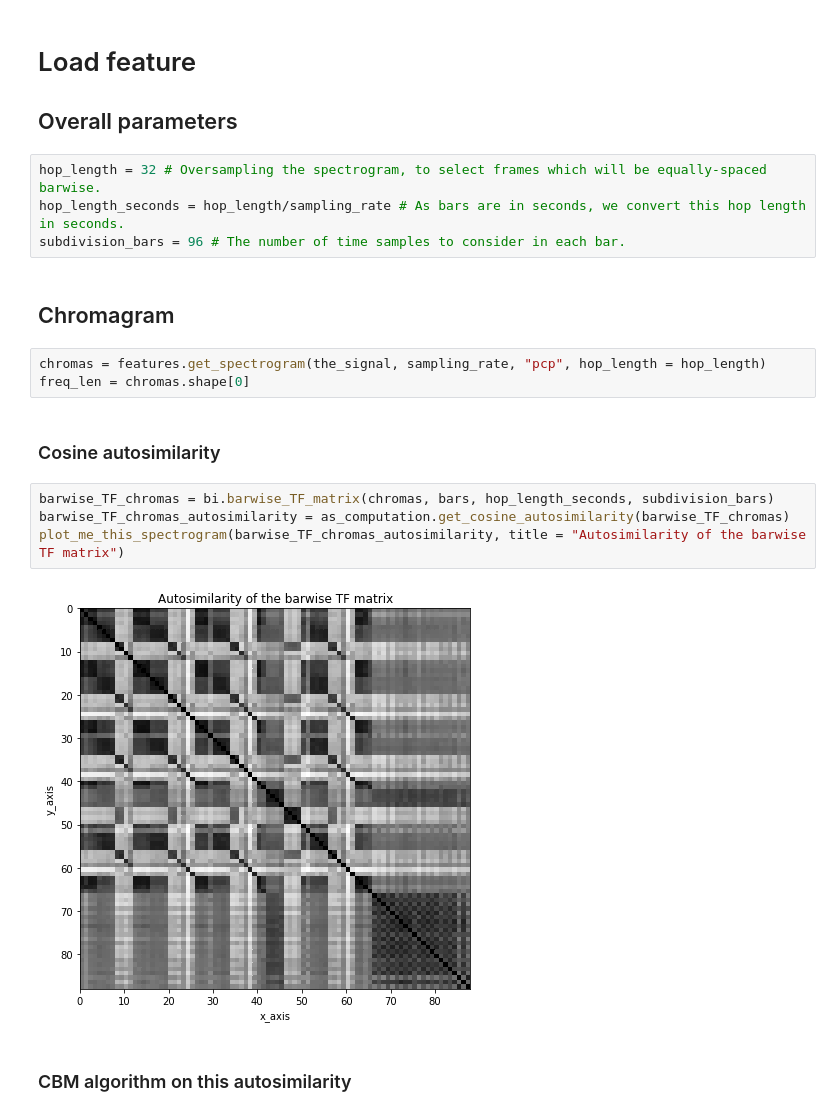
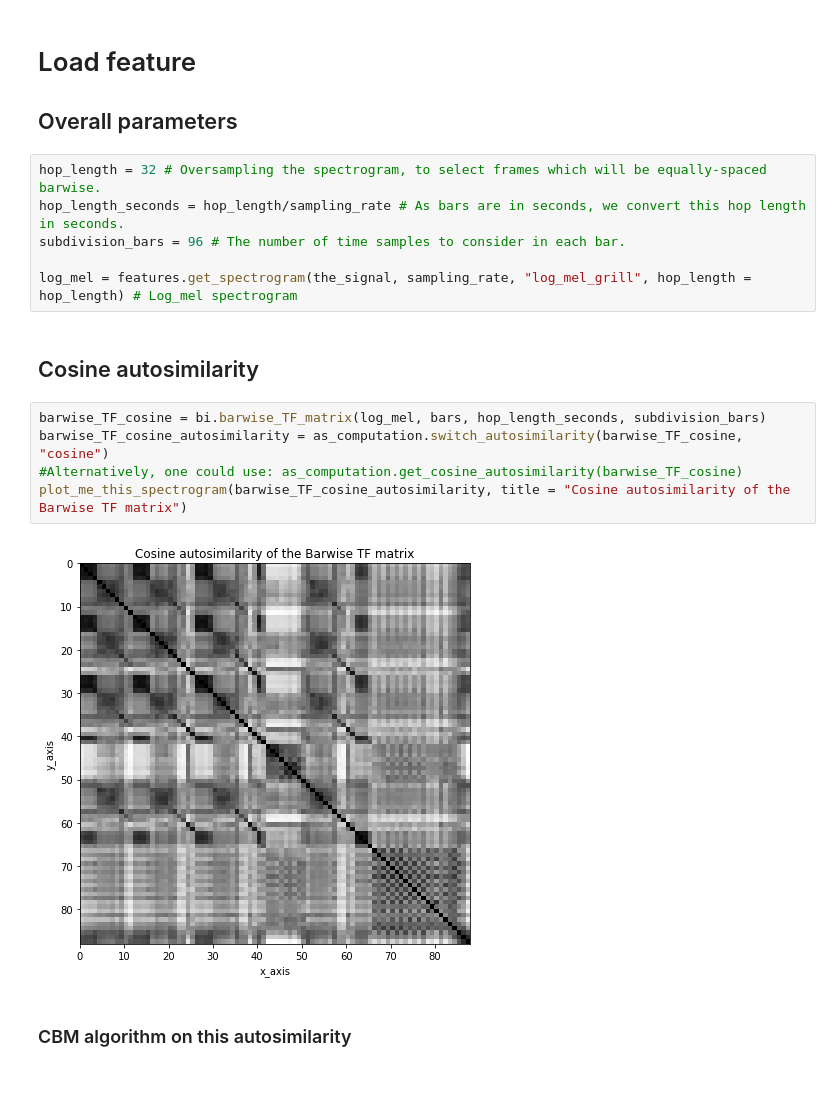
Before and after one commit to ax-le/as_seg, a Jupyter notebook: Notebooks/Walkthrough - Using the CBM algorithm.ipynb, the cells around one changed output. Drawn from its saved outputs; the diff is of its cells as text; blank space fills up the shorter version.

```diff
--- a/Notebooks/Walkthrough - Using the CBM algorithm.ipynb
+++ b/Notebooks/Walkthrough - Using the CBM algorithm.ipynb
@@ -83,19 +85,17 @@ bars = dm.get_bars_from_audio(song_path)
 hop_length = 32 # Oversampling the spectrogram, to select frames which will be equally-spaced barwise.
 hop_length_seconds = hop_length/sampling_rate # As bars are in seconds, we convert this hop length in seconds.
 subdivision_bars = 96 # The number of time samples to consider in each bar.
+
+log_mel = features.get_spectrogram(the_signal, sampling_rate, "log_mel_grill", hop_length = hop_length) # Log_mel spectrogram
-# %% [markdown]
-## Chromagram
-# %%
-chromas = features.get_spectrogram(the_signal, sampling_rate, "pcp", hop_length = hop_length)
-freq_len = chromas.shape[0]
 # %% [markdown]
-### Cosine autosimilarity
+## Cosine autosimilarity
 # %%
-barwise_TF_chromas = bi.barwise_TF_matrix(chromas, bars, hop_length_seconds, subdivision_bars)
-barwise_TF_chromas_autosimilarity = as_computation.get_cosine_autosimilarity(barwise_TF_chromas)
-plot_me_this_spectrogram(barwise_TF_chromas_autosimilarity, title = "Autosimilarity of the barwise TF matrix")
+barwise_TF_cosine = bi.barwise_TF_matrix(log_mel, bars, hop_length_seconds, subdivision_bars)
+barwise_TF_cosine_autosimilarity = as_computation.switch_autosimilarity(barwise_TF_cosine, "cosine")
+#Alternatively, one could use: as_computation.get_cosine_autosimilarity(barwise_TF_cosine)
+plot_me_this_spectrogram(barwise_TF_cosine_autosimilarity, title = "Cosine autosimilarity of the Barwise TF matrix")
 # %% [output]
-[figure, old version]
+[figure, new version]
 # %% [markdown]
 ### CBM algorithm on this autosimilarity
 # %%
```
Also changed, not shown: parts of 14 cells of this notebook.
